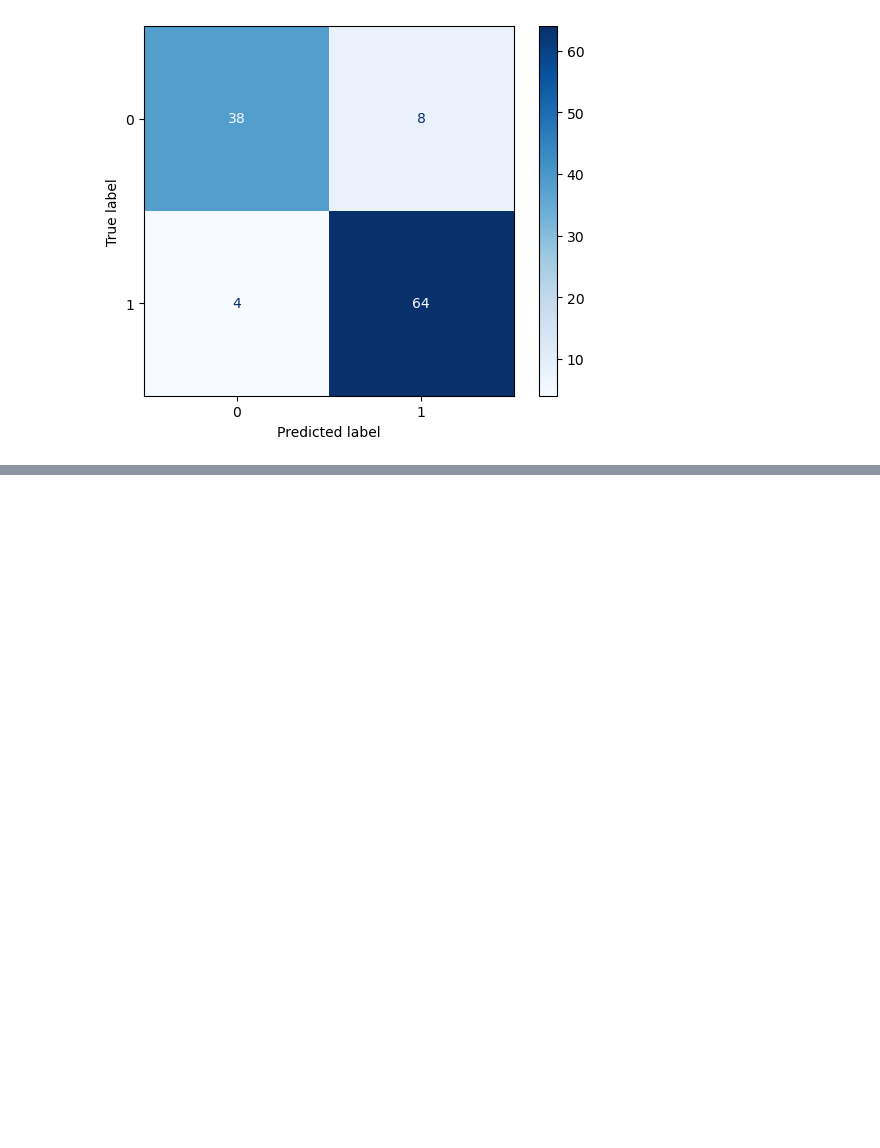
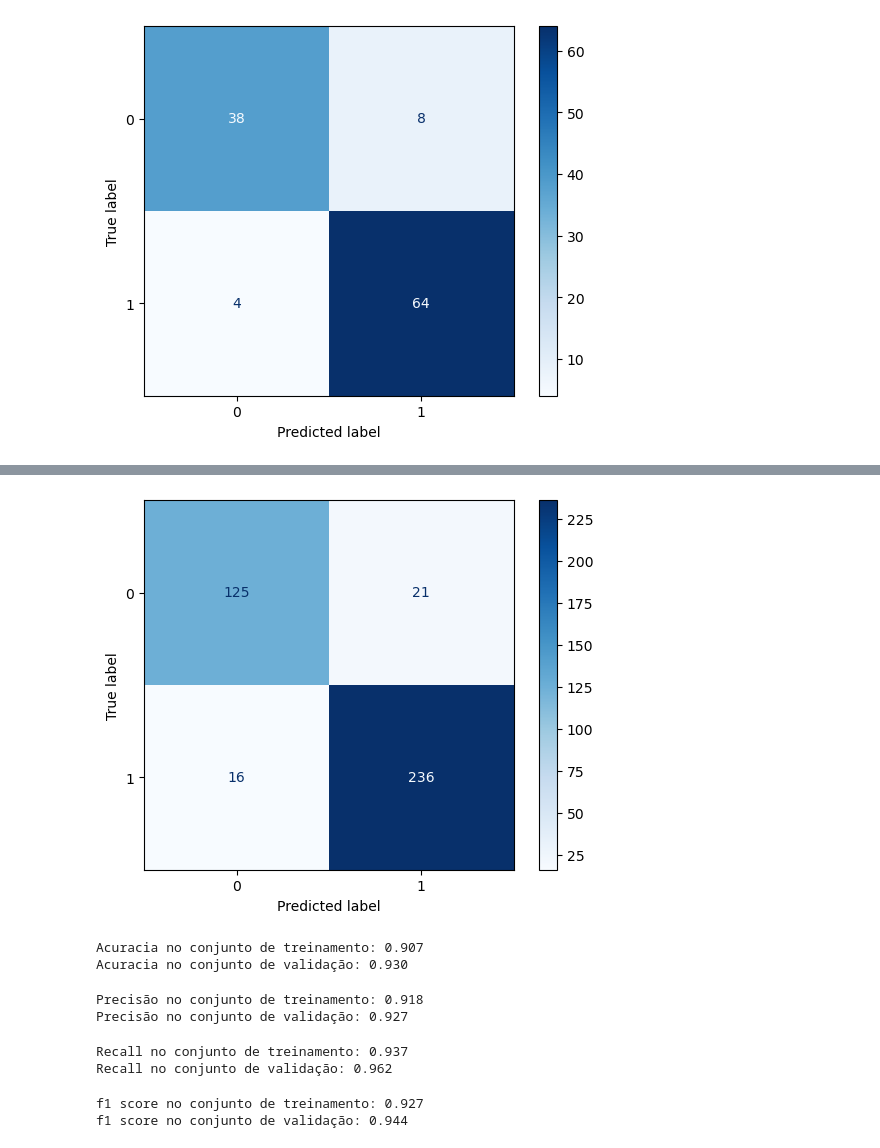
Before and after one commit to IIIL4KIII/MachineLearning, a Jupyter notebook: Projeto_MS571.ipynb, the cells around one changed output, grey strips where cells are left out. Saved outputs shown, nothing was run; the diff lists cells and outputs as text; code cells hidden in the pictures; blank space fills up the shorter version.

```diff
--- a/Projeto_MS571.ipynb
+++ b/Projeto_MS571.ipynb
@@ -463,0 +554,2 @@ worstData = X.iloc[:, 20:30]
+# %%
+X_meanDataTrain, X_meanDataTest, y_meanDataTrain, y_meanDataTest = train_test_split(newMeanData.values, y, test_size=0.3, random_state=8)
@@ -463,0 +561,5 @@ worstData = X.iloc[:, 20:30]
+# %%
+from sklearn.model_selection import GridSearchCV
+clf = SVC()
+param_dict = {'kernel':['rbf', 'linear'], 'C':np.arange(0,100, 0.1)}
+best_clf = GridSearchCV(clf, param_dict).fit(X_meanDataTrain, y_meanDataTrain)
@@ -463,0 +586,3 @@ worstData = X.iloc[:, 20:30]
+# %%
+clf = best_clf
+clf
@@ -463,0 +606,30 @@ worstData = X.iloc[:, 20:30]
+# %%
+disp_test = ConfusionMatrixDisplay(confusion_matrix=confusion_matrix(y_meanDataTrain, clf.predict(X_meanDataTrain)))
+disp_test.plot(cmap='Blues')
+plt.show()
+# %% [output]
+[figure, added]
+# %%
+print('Acuracia no conjunto de treinamento: %2.3f' % accuracy_score(clf.predict(X_meanDataTrain), y_meanDataTrain))
+print('Acuracia no conjunto de validação: %2.3f' % accuracy_score(clf.predict(X_meanDataTest), y_meanDataTest))
+# %% [output]
+Acuracia no conjunto de treinamento: 0.907
+Acuracia no conjunto de validação: 0.930
+# %%
+print('Precisão no conjunto de treinamento: %2.3f' % precision_score(y_meanDataTrain, clf.predict(X_meanDataTrain)))
+print('Precisão no conjunto de validação: %2.3f' % precision_score(y_meanDataTest, clf.predict(X_meanDataTest)))
+# %% [output]
+Precisão no conjunto de treinamento: 0.918
+Precisão no conjunto de validação: 0.927
+# %%
+print('Recall no conjunto de treinamento: %2.3f' % recall_score(y_meanDataTrain, clf.predict(X_meanDataTrain)))
+print('Recall no conjunto de validação: %2.3f' % recall_score(y_meanDataTest, clf.predict(X_meanDataTest)))
+# %% [output]
+Recall no conjunto de treinamento: 0.937
+Recall no conjunto de validação: 0.962
+# %%
+print('f1 score no conjunto de treinamento: %2.3f' % f1_score(y_meanDataTrain, clf.predict(X_meanDataTrain)))
+print('f1 score no conjunto de validação: %2.3f' % f1_score(y_meanDataTest, clf.predict(X_meanDataTest)))
+# %% [output]
+f1 score no conjunto de treinamento: 0.927
+f1 score no conjunto de validação: 0.944
```
Also changed, not shown: parts of 37 cells of this notebook.
